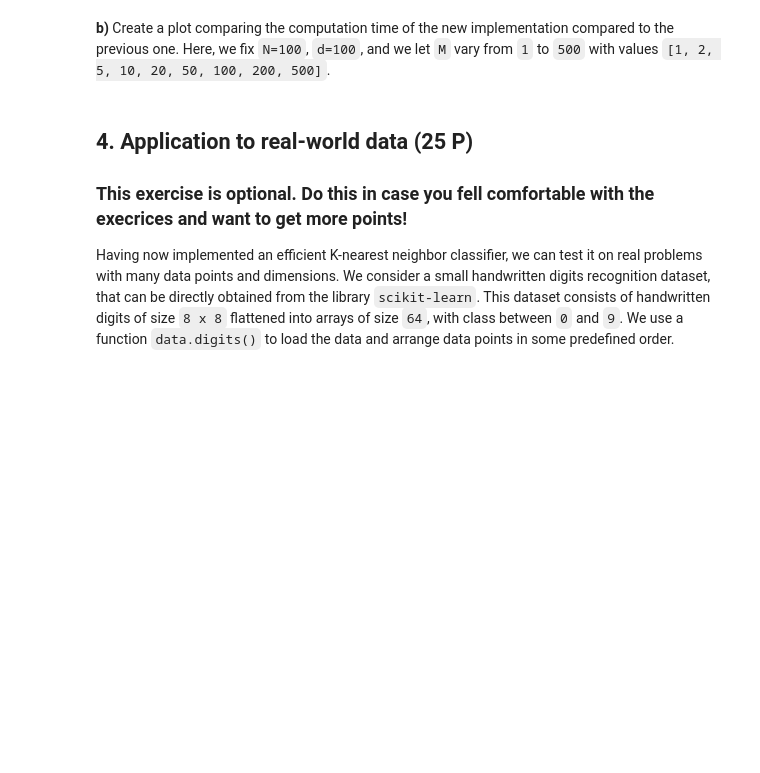
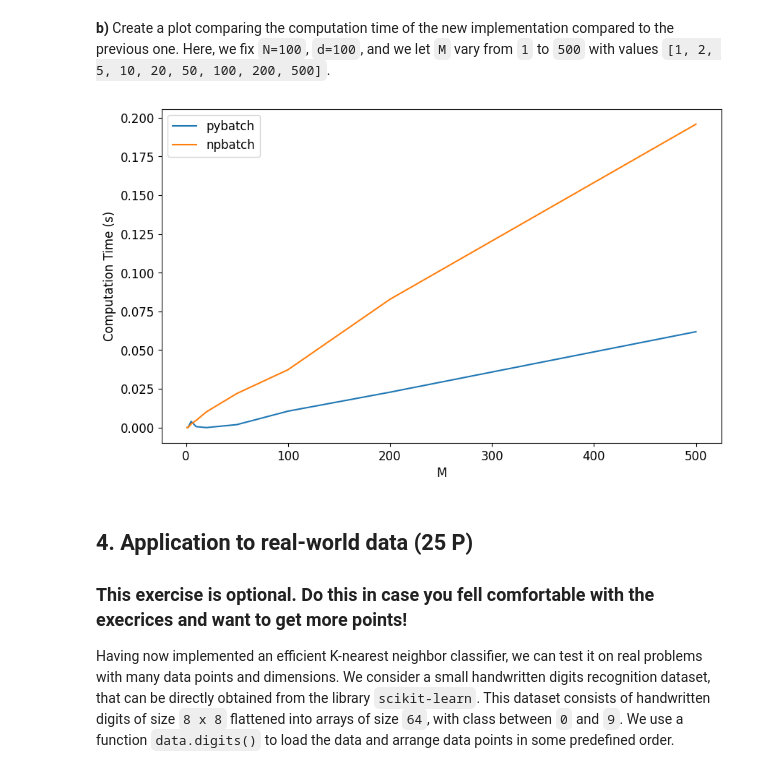
Before and after one commit to Group-B-gogogo/Kernel-ridge-regression, a Jupyter notebook: Homework/exercise-2_Dream.ipynb, the cells around one changed output. Cells and saved outputs as stored; diff of their text form; code cells hidden in the pictures; blank space fills up the shorter version.

```diff
--- a/Homework/exercise-2_Dream.ipynb
+++ b/Homework/exercise-2_Dream.ipynb
@@ -646,3 +772,38 @@ raise NotImplementedError("Replace this line by your code.")
+# %%
+# >>>>> YOUR CODE HERE
+N = 100
+d = 100
+M_values = [1, 2, 5, 10, 20, 50, 100, 200, 500]
+
+py_times = []
+np_times = []
+
+for M in M_values:
+    # 生成随机数据
+    X = np.random.rand(N, d)
+    Y = np.random.randint(0, 2, N)
+    U = np.random.rand(M, d)
+
+    # 计算 pybatch 时间
+    start = time.time()
+    pybatch(U, X, Y, lambda u, X, Y, distance=None: [np.sum((u - x) **2 for x in X).argmin()])
+    py_times.append(time.time() - start)
+
+    # 计算 npbatch 时间
+    start = time.time()
+    npbatch(U, X, Y)
+    np_times.append(time.time() - start)
+
+# 绘图
+plt.plot(M_values, py_times, label='pybatch')
+plt.plot(M_values, np_times, label='npbatch')
+plt.xlabel('M')
+plt.ylabel('Computation Time (s)')
+plt.legend()
+plt.show()
+# <<<<< END YOUR CODE
+# %% [output]
+[figure, added]
 # %% [markdown]
 ## 4. Application to real-world data (25 P)
 
```
Also changed, not shown: parts of 15 cells of this notebook, 1 other file.
